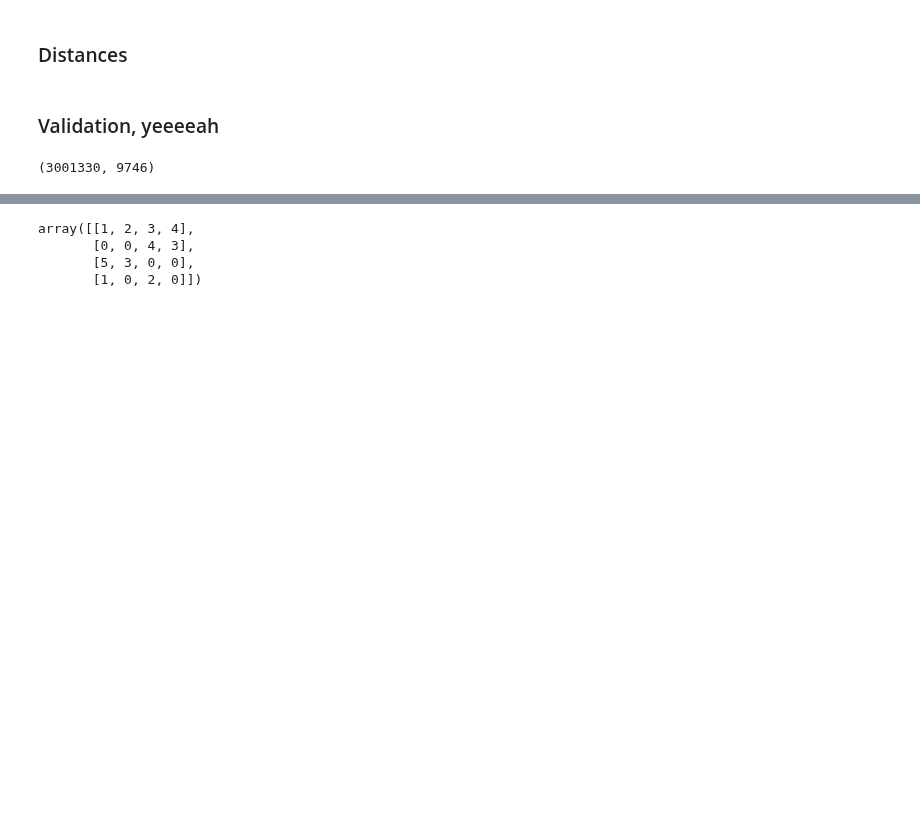
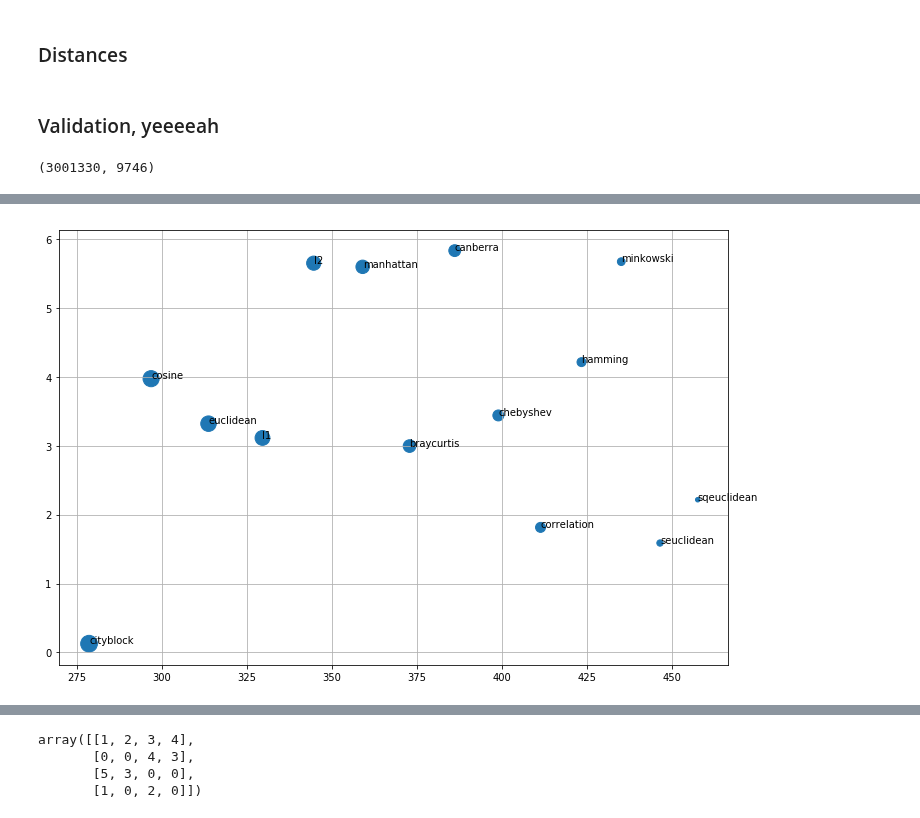
Before and after one commit to deepmenu/deepmenu, a Jupyter notebook: core/notebooks/modeling/Baseline.ipynb, the cells around one changed output, grey strips where cells are left out. Drawn from its saved outputs; the diff is of its cells as text; code cells hidden in the pictures; blank space fills up the shorter version.

```diff
--- a/core/notebooks/modeling/Baseline.ipynb
+++ b/core/notebooks/modeling/Baseline.ipynb
@@ -158,2 +180,15 @@ braycurtis
+# %%
+plt.figure(figsize=(12,8))
+y = np.random.uniform(0,6, len(distances))
+s = [20*n+20 for n in range(len(y))]
+s = s[::-1]
+plt.scatter(distances.values(), y,s=s)
+
+for i, txt in enumerate(distances):
+    plt.annotate(list(distances.keys())[i], (list(distances.values())[i], y[i]))
+plt.grid()
+plt.show()
+# %% [output]
+[figure, added]
 # %%
 distances
```
Also changed, not shown: parts of 6 cells of this notebook.
